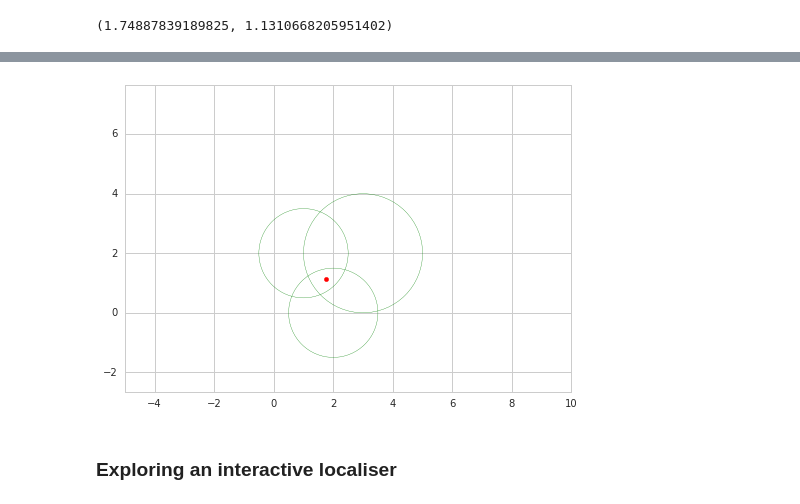
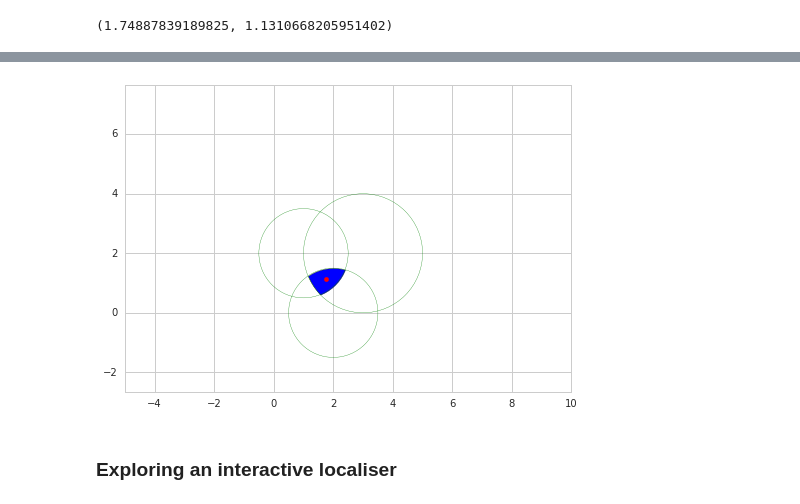
Before and after one commit to psychemedia/OU-TM11N, a Jupyter notebook: triangulation_trilateration.ipynb, the cells around one changed output, grey strips where cells are left out. Drawn from its saved outputs; the diff is of its cells as text; code cells hidden in the pictures.

```diff
--- a/triangulation_trilateration.ipynb
+++ b/triangulation_trilateration.ipynb
@@ -83,0 +79,35 @@ localiser(circle1,circle2,circle3)
+# %%
+#The function could be made available via a package install rather than having the code visible
+from descartes import PolygonPatch
+from matplotlib.collections import PatchCollection
+def plotCircles(c1, c2, c3, point=None, area=None):
+
+    #Plot the circles
+    circle1_plot = plt.Circle(c1[0], radius=c1[1],color='g',fill=None)
+    circle2_plot = plt.Circle(c2[0], c2[1],color='g',fill=None)
+    circle3_plot = plt.Circle(c3[0], c3[1],color='g',fill=None)
+
+    #We'll create each plot as a subplot and then combine them
+    fig, ax = plt.subplots()
+
+    #Make sure the axes have a 1:1 aspect ratio
+    #Also set the axis limits (we could calculate these)
+    plt.axis('equal')
+    plt.xlim(-5,10)
+    plt.ylim(-5,10)
+
+    #add each plot to the same axis set
+    ax.add_artist(circle1_plot)
+    ax.add_artist(circle2_plot)
+    ax.add_artist(circle3_plot)
+
+    if area is not None:
+        ax.add_collection(PatchCollection([PolygonPatch(area[0], facecolor='blue', alpha=1)], match_original=True))
+
+    #Add a point to show the localised centroid
+    #Centroid found using localization function
+    if point is not None:
+        ax.scatter(point[0],point[1],color='r')
+
+    #Display the plot
+    plt.show()
@@ -84,9 +119,11 @@ localiser(circle1,circle2,circle3)
 # %%
 #Add a point to show the localised centroid
 #Centroid found using localization function
-plotCircles(circle1,circle2,circle3, localiser(circle1,circle2,circle3) )
+x=localiser(circle1,circle2,circle3,detail=True)
+centroid=(x[0][2].centroid.x,x[0][2].centroid.y)
+plotCircles(circle1,circle2,circle3, centroid,area=(x[0][2],1) )
 # %% [output]
-[figure, old version]
+[figure, new version]
 # %% [markdown]
 ### Exploring an interactive localiser
 # %%
```
Also changed, not shown: parts of 8 cells of this notebook.
